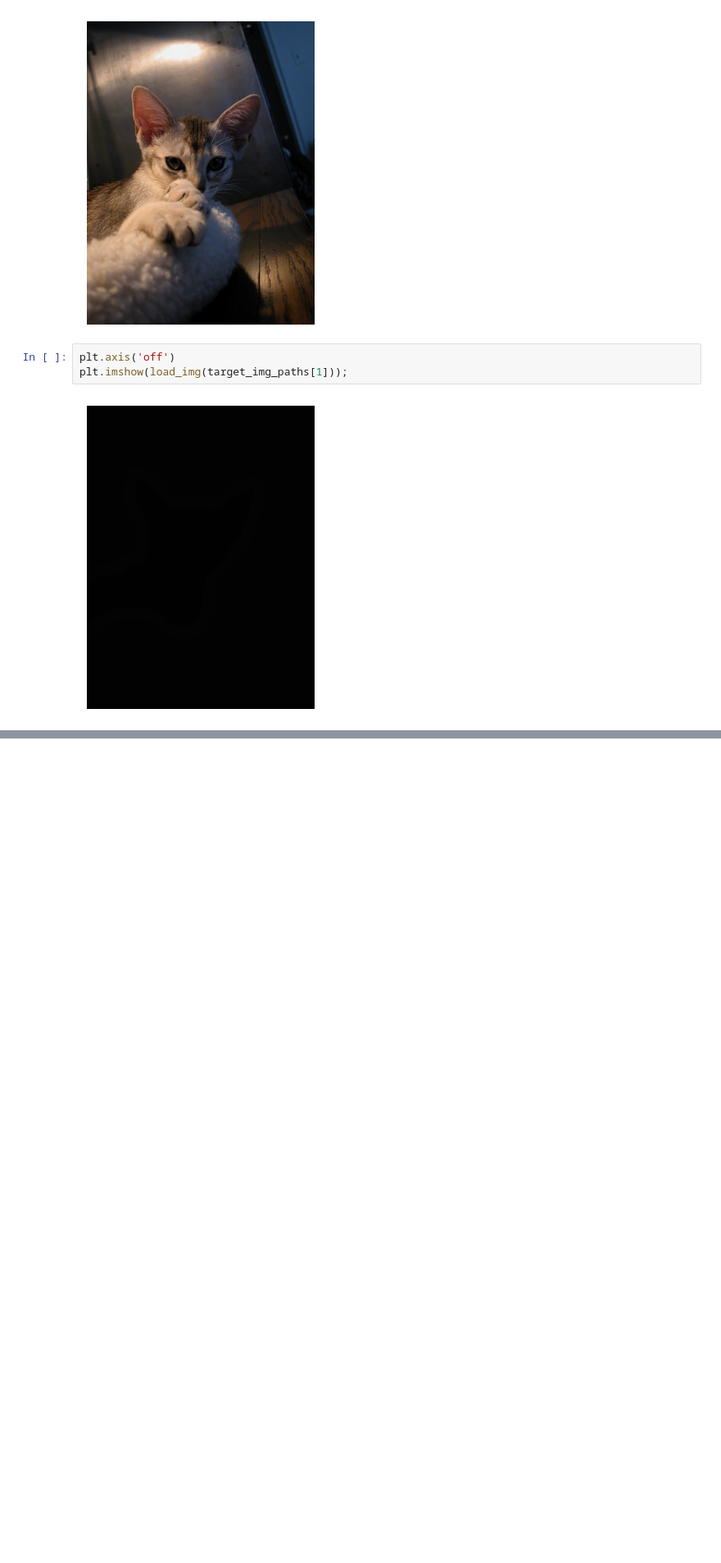
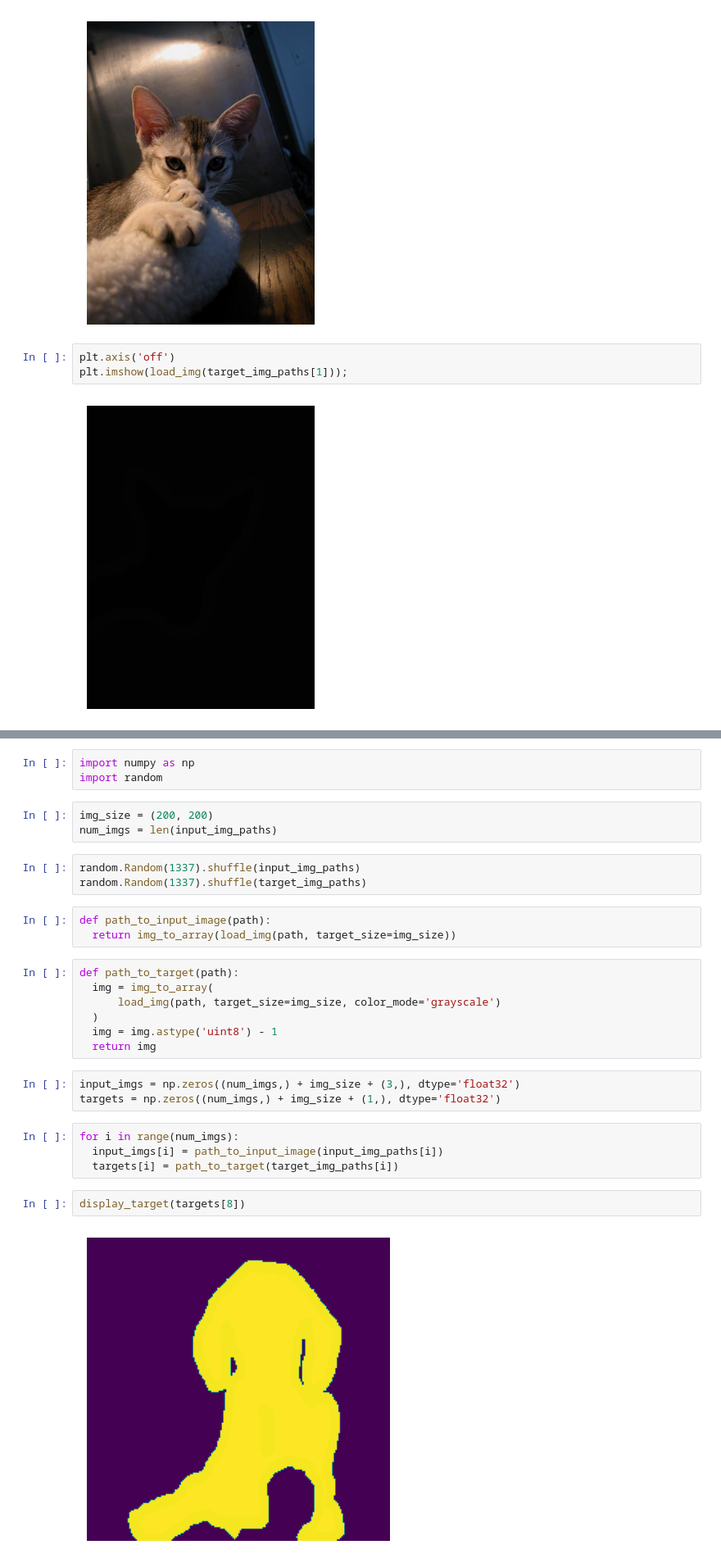
Before and after one commit to Venchislav/Neural-Networks, a Jupyter notebook: CV/Cat_Dog_Img_Segmentation.ipynb, the cells around one changed output, grey strips where cells are left out. Shown at 82% size. Saved outputs shown, nothing was run; the diff lists cells and outputs as text; blank space fills up the shorter version.

```diff
--- a/CV/Cat_Dog_Img_Segmentation.ipynb
+++ b/CV/Cat_Dog_Img_Segmentation.ipynb
@@ -31,0 +42,30 @@ plt.imshow(load_img(target_img_paths[1]));
+# %%
+import numpy as np
+import random
+# %%
+img_size = (200, 200)
+num_imgs = len(input_img_paths)
+# %%
+random.Random(1337).shuffle(input_img_paths)
+random.Random(1337).shuffle(target_img_paths)
+# %%
+def path_to_input_image(path):
+  return img_to_array(load_img(path, target_size=img_size))
+# %%
+def path_to_target(path):
+  img = img_to_array(
+      load_img(path, target_size=img_size, color_mode='grayscale')
+  )
+  img = img.astype('uint8') - 1
+  return img
+# %%
+input_imgs = np.zeros((num_imgs,) + img_size + (3,), dtype='float32')
+targets = np.zeros((num_imgs,) + img_size + (1,), dtype='float32')
+# %%
+for i in range(num_imgs):
+  input_imgs[i] = path_to_input_image(input_img_paths[i])
+  targets[i] = path_to_target(target_img_paths[i])
+# %%
+display_target(targets[8])
+# %% [output]
+[figure, added]
```
Also changed, not shown: parts of 5 cells of this notebook.
